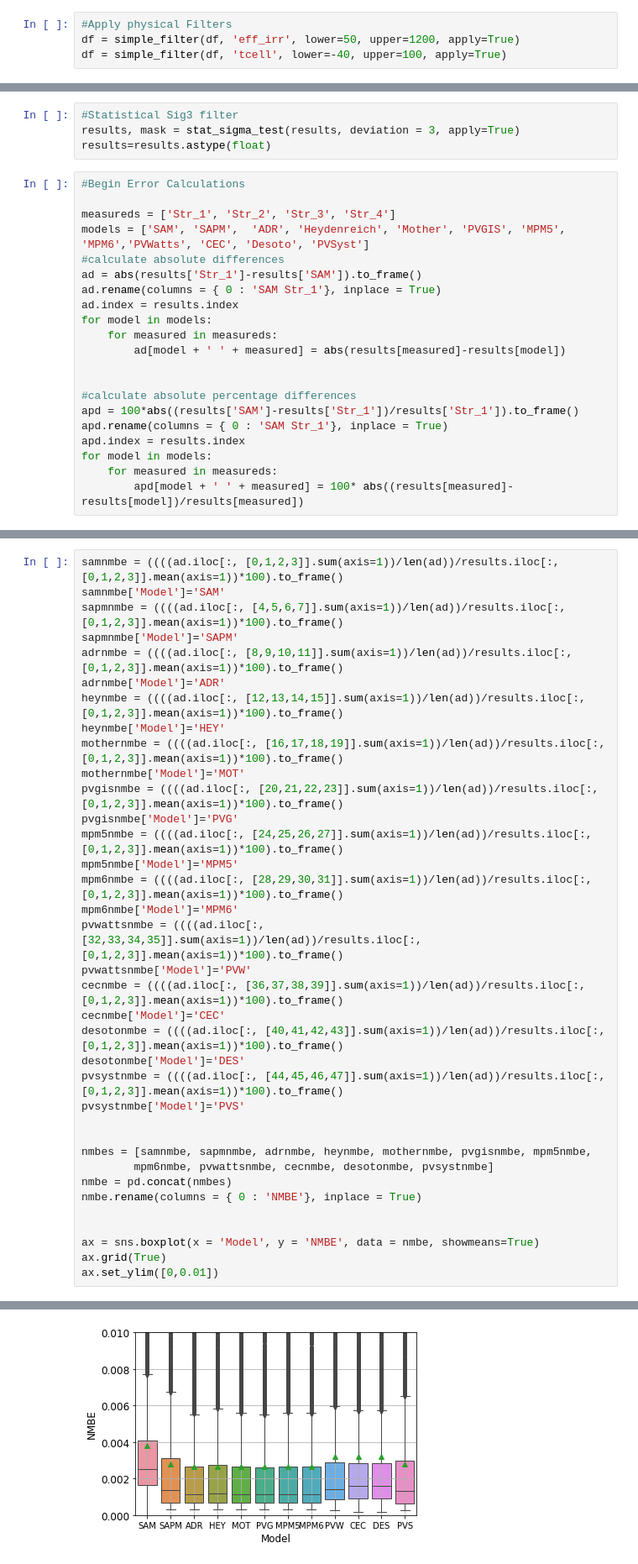
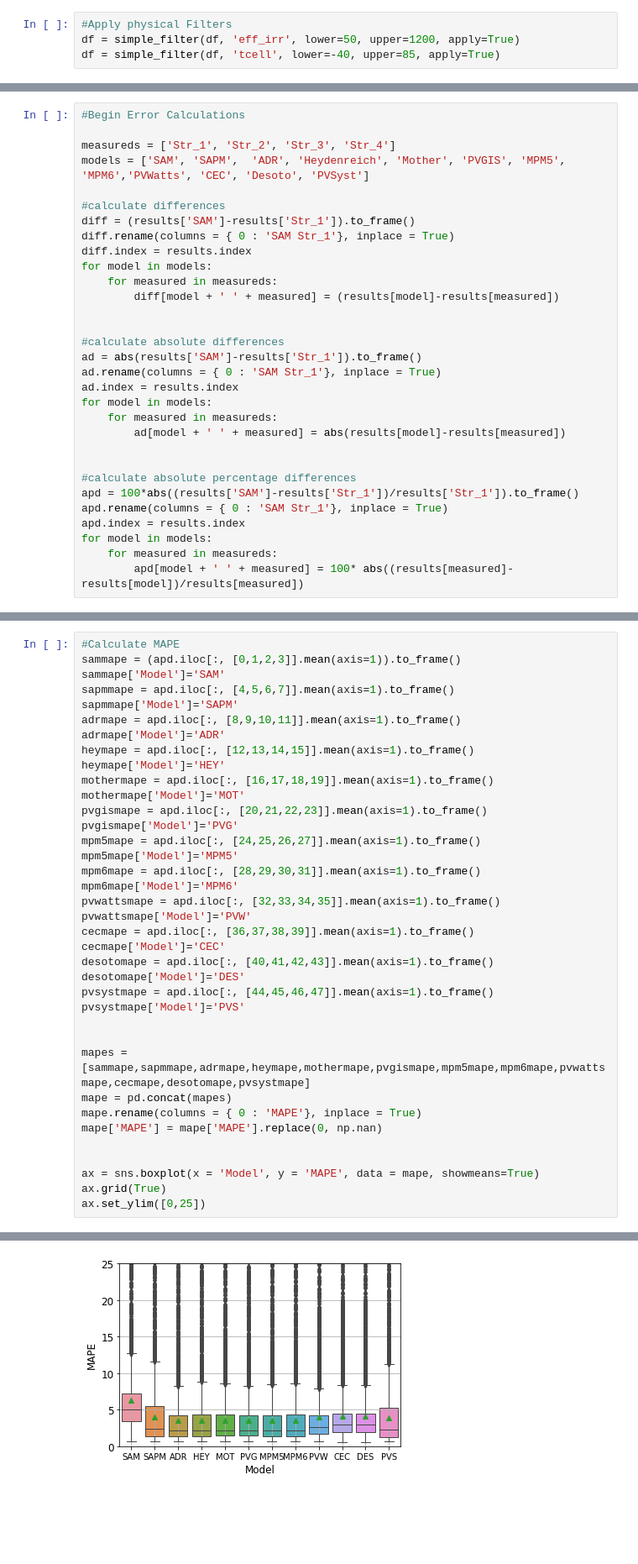
Before and after one commit to lmdeville/PV-Modeling, a Jupyter notebook: PVLT/PVLT.ipynb, the cells around one changed output, grey strips where cells are left out. Shown at 84% size. Cells and saved outputs as stored; diff of their text form; blank space fills up the shorter version.

```diff
--- a/PVLT/PVLT.ipynb
+++ b/PVLT/PVLT.ipynb
@@ -74,7 +67,7 @@ df = df[~df.index.duplicated(keep='first')]
 # %%
 #Apply physical Filters
 df = simple_filter(df, 'eff_irr', lower=50, upper=1200, apply=True)
-df = simple_filter(df, 'tcell', lower=-40, upper=100, apply=True)
+df = simple_filter(df, 'tcell', lower=-40, upper=85, apply=True)
 # %%
 ##### Filter out the data points with a certain ratio of current to irradiance
 string_is ='str_1_i', 'str_2_i', 'str_3_i', 'str_4_i'
@@ -221,19 +215,25 @@ results = results.mask(mask, np.nan)
-# %%
-#Statistical Sig3 filter
-results, mask = stat_sigma_test(results, deviation = 3, apply=True)
-results=results.astype(float)
 # %%
 #Begin Error Calculations
 
 measureds = ['Str_1', 'Str_2', 'Str_3', 'Str_4']
 models = ['SAM', 'SAPM',  'ADR', 'Heydenreich', 'Mother', 'PVGIS', 'MPM5', 'MPM6','PVWatts', 'CEC', 'Desoto', 'PVSyst']
+
+#calculate differences
+diff = (results['SAM']-results['Str_1']).to_frame()
+diff.rename(columns = { 0 : 'SAM Str_1'}, inplace = True)
+diff.index = results.index
+for model in models:
+    for measured in measureds:
+        diff[model + ' ' + measured] = (results[model]-results[measured])
+
+
 #calculate absolute differences
-ad = abs(results['Str_1']-results['SAM']).to_frame()
+ad = abs(results['SAM']-results['Str_1']).to_frame()
 ad.rename(columns = { 0 : 'SAM Str_1'}, inplace = True)
 ad.index = results.index
 for model in models:
     for measured in measureds:
-        ad[model + ' ' + measured] = abs(results[measured]-results[model])
+        ad[model + ' ' + measured] = abs(results[model]-results[measured])
 
 
 #calculate absolute percentage differences
@@ -246,37 +287,38 @@ for model in models:
 # %%
-samnmbe = ((((ad.iloc[:, [0,1,2,3]].sum(axis=1))/len(ad))/results.iloc[:, [0,1,2,3]].mean(axis=1))*100).to_frame()
-samnmbe['Model']='SAM'
-sapmnmbe = ((((ad.iloc[:, [4,5,6,7]].sum(axis=1))/len(ad))/results.iloc[:, [0,1,2,3]].mean(axis=1))*100).to_frame()
-sapmnmbe['Model']='SAPM'
-adrnmbe = ((((ad.iloc[:, [8,9,10,11]].sum(axis=1))/len(ad))/results.iloc[:, [0,1,2,3]].mean(axis=1))*100).to_frame()
-adrnmbe['Model']='ADR'
-heynmbe = ((((ad.iloc[:, [12,13,14,15]].sum(axis=1))/len(ad))/results.iloc[:, [0,1,2,3]].mean(axis=1))*100).to_frame()
-heynmbe['Model']='HEY'
-mothernmbe = ((((ad.iloc[:, [16,17,18,19]].sum(axis=1))/len(ad))/results.iloc[:, [0,1,2,3]].mean(axis=1))*100).to_frame()
-mothernmbe['Model']='MOT'
-pvgisnmbe = ((((ad.iloc[:, [20,21,22,23]].sum(axis=1))/len(ad))/results.iloc[:, [0,1,2,3]].mean(axis=1))*100).to_frame()
-pvgisnmbe['Model']='PVG'
-mpm5nmbe = ((((ad.iloc[:, [24,25,26,27]].sum(axis=1))/len(ad))/results.iloc[:, [0,1,2,3]].mean(axis=1))*100).to_frame()
-mpm5nmbe['Model']='MPM5'
-mpm6nmbe = ((((ad.iloc[:, [28,29,30,31]].sum(axis=1))/len(ad))/results.iloc[:, [0,1,2,3]].mean(axis=1))*100).to_frame()
-mpm6nmbe['Model']='MPM6'
-pvwattsnmbe = ((((ad.iloc[:, [32,33,34,35]].sum(axis=1))/len(ad))/results.iloc[:, [0,1,2,3]].mean(axis=1))*100).to_frame()
-pvwattsnmbe['Model']='PVW'
-cecnmbe = ((((ad.iloc[:, [36,37,38,39]].sum(axis=1))/len(ad))/results.iloc[:, [0,1,2,3]].mean(axis=1))*100).to_frame()
-cecnmbe['Model']='CEC'
-desotonmbe = ((((ad.iloc[:, [40,41,42,43]].sum(axis=1))/len(ad))/results.iloc[:, [0,1,2,3]].mean(axis=1))*100).to_frame()
-desotonmbe['Model']='DES'
-pvsystnmbe = ((((ad.iloc[:, [44,45,46,47]].sum(axis=1))/len(ad))/results.iloc[:, [0,1,2,3]].mean(axis=1))*100).to_frame()
-pvsystnmbe['Model']='PVS'
+#Calculate MAPE
+sammape = (apd.iloc[:, [0,1,2,3]].mean(axis=1)).to_frame()
+sammape['Model']='SAM'
+sapmmape = apd.iloc[:, [4,5,6,7]].mean(axis=1).to_frame()
+sapmmape['Model']='SAPM'
+adrmape = apd.iloc[:, [8,9,10,11]].mean(axis=1).to_frame()
+adrmape['Model']='ADR'
+heymape = apd.iloc[:, [12,13,14,15]].mean(axis=1).to_frame()
+heymape['Model']='HEY'
+mothermape = apd.iloc[:, [16,17,18,19]].mean(axis=1).to_frame()
+mothermape['Model']='MOT'
+pvgismape = apd.iloc[:, [20,21,22,23]].mean(axis=1).to_frame()
+pvgismape['Model']='PVG'
+mpm5mape = apd.iloc[:, [24,25,26,27]].mean(axis=1).to_frame()
+mpm5mape['Model']='MPM5'
+mpm6mape = apd.iloc[:, [28,29,30,31]].mean(axis=1).to_frame()
+mpm6mape['Model']='MPM6'
+pvwattsmape = apd.iloc[:, [32,33,34,35]].mean(axis=1).to_frame()
+pvwattsmape['Model']='PVW'
+cecmape = apd.iloc[:, [36,37,38,39]].mean(axis=1).to_frame()
+cecmape['Model']='CEC'
+desotomape = apd.iloc[:, [40,41,42,43]].mean(axis=1).to_frame()
+desotomape['Model']='DES'
+pvsystmape = apd.iloc[:, [44,45,46,47]].mean(axis=1).to_frame()
+pvsystmape['Model']='PVS'
 
 
-nmbes = [samnmbe, sapmnmbe, adrnmbe, heynmbe, mothernmbe, pvgisnmbe, mpm5nmbe,
-        mpm6nmbe, pvwattsnmbe, cecnmbe, desotonmbe, pvsystnmbe]
-nmbe = pd.concat(nmbes)
-nmbe.rename(columns = { 0 : 'NMBE'}, inplace = True)
+mapes = [sammape,sapmmape,adrmape,heymape,mothermape,pvgismape,mpm5mape,mpm6mape,pvwattsmape,cecmape,desotomape,pvsystmape]
+mape = pd.concat(mapes)
+mape.rename(columns = { 0 : 'MAPE'}, inplace = True)
+mape['MAPE'] = mape['MAPE'].replace(0, np.nan)
 
 
-ax = sns.boxplot(x = 'Model', y = 'NMBE', data = nmbe, showmeans=True)
+ax = sns.boxplot(x = 'Model', y = 'MAPE', data = mape, showmeans=True)
 ax.grid(True)
-ax.set_ylim([0,0.01])
+ax.set_ylim([0,25])
 # %% [output]
@@ -284 +326 @@ ax.set_ylim([0,0.01])
-[figure, old version]
+[figure, new version]
```
Also changed, not shown: parts of 14 cells of this notebook, 1 other file.
